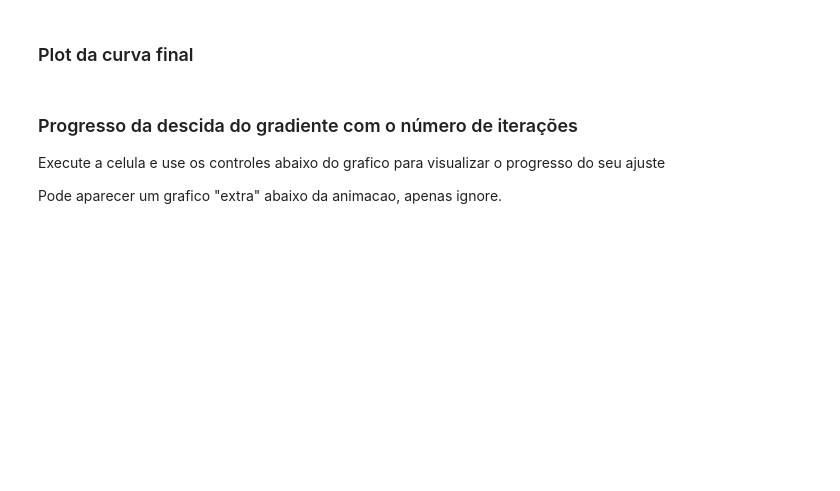
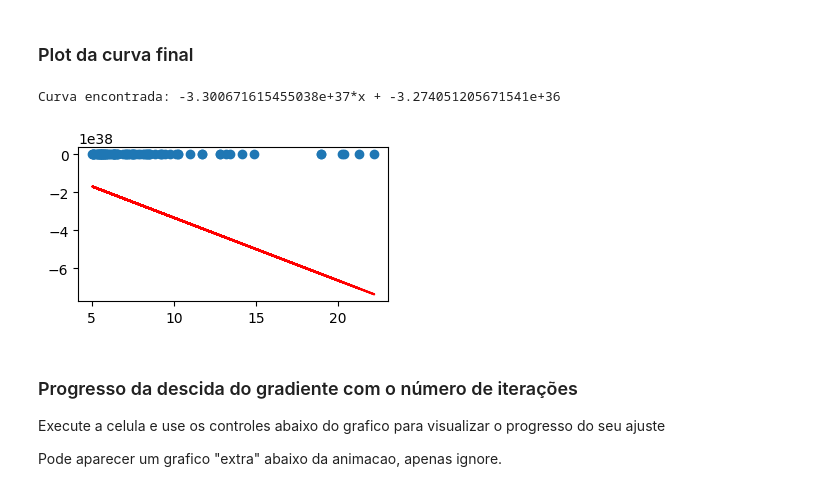
Before and after one commit to JoaoCosme/IA-UFRGS-2022-1, a Jupyter notebook: Trab-3/alegrete.ipynb, the cells around one changed output. Cells and saved outputs as stored; diff of their text form; code cells hidden in the pictures; blank space fills up the shorter version.

```diff
--- a/Trab-3/alegrete.ipynb
+++ b/Trab-3/alegrete.ipynb
@@ -62,23 +65,26 @@ plt.show()
 # %%
 theta_0s, theta_1s = alegrete.fit(
     quiz_data, theta_0=0, theta_1=0,
-    alpha=0.1, num_iterations=100
+    alpha=0.02, num_iterations=100
 )
 
 # valores finais de theta0 e theta1
 final_th0, final_th1 = theta_0s[-1], theta_1s[-1]
 
 #Imprimir parâmetros otimizados
 print (f'Curva encontrada: {final_th1}*x + {final_th0}')
 
 #plota os dados
 plt.figure(figsize=(4, 2))
 plt.scatter(quiz_data[:,0], quiz_data[:,1])
 
 # plota a curva de ajuste
 pred = final_th1*quiz_data[:,0] + final_th0
 plt.plot(quiz_data[:,0], pred, c='r')
 plt.show()
+# %% [output]
+Curva encontrada: -3.300671615455038e+37*x + -3.274051205671541e+36
+[figure, added]
 # %% [markdown]
 ### Progresso da descida do gradiente com o número de iterações
 
```
Also changed, not shown: parts of 2 cells of this notebook, 1 other file.
